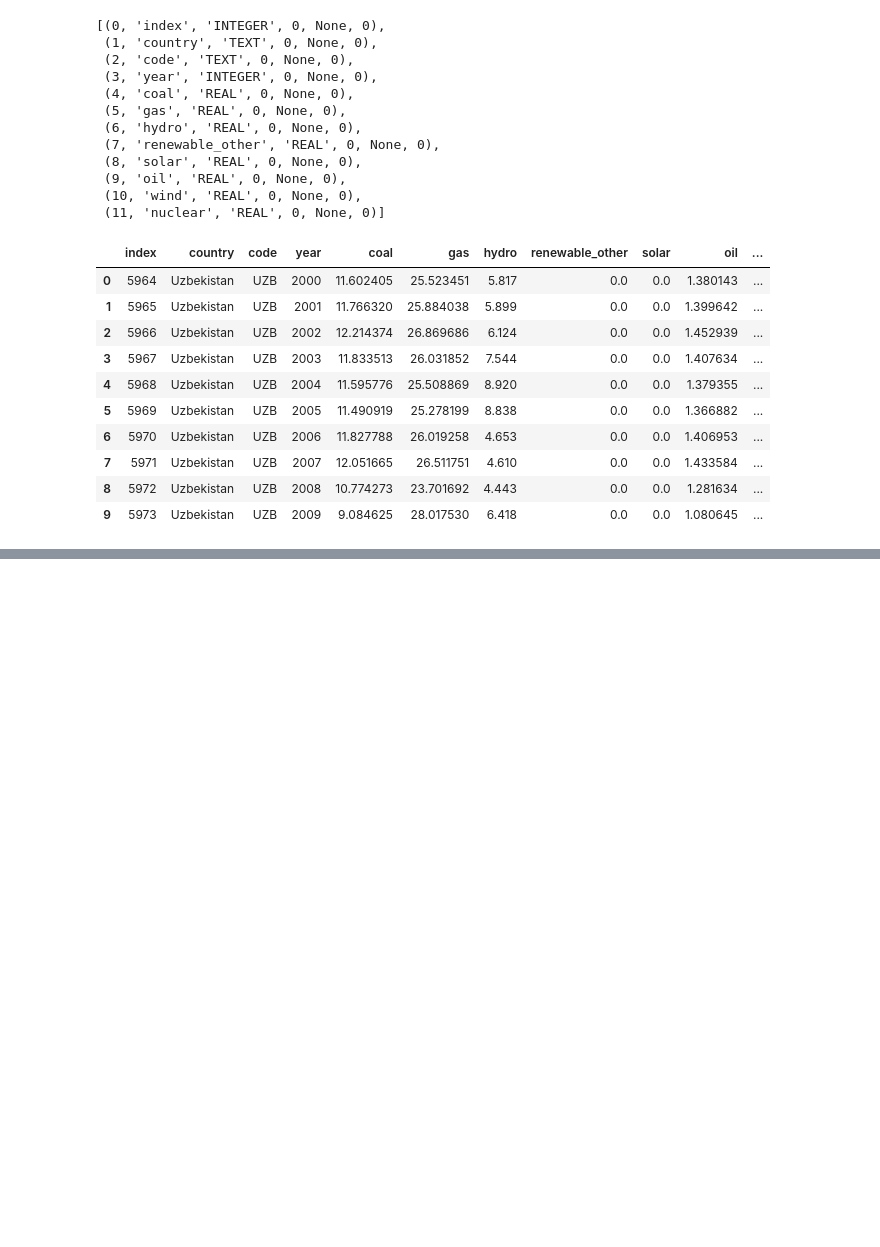
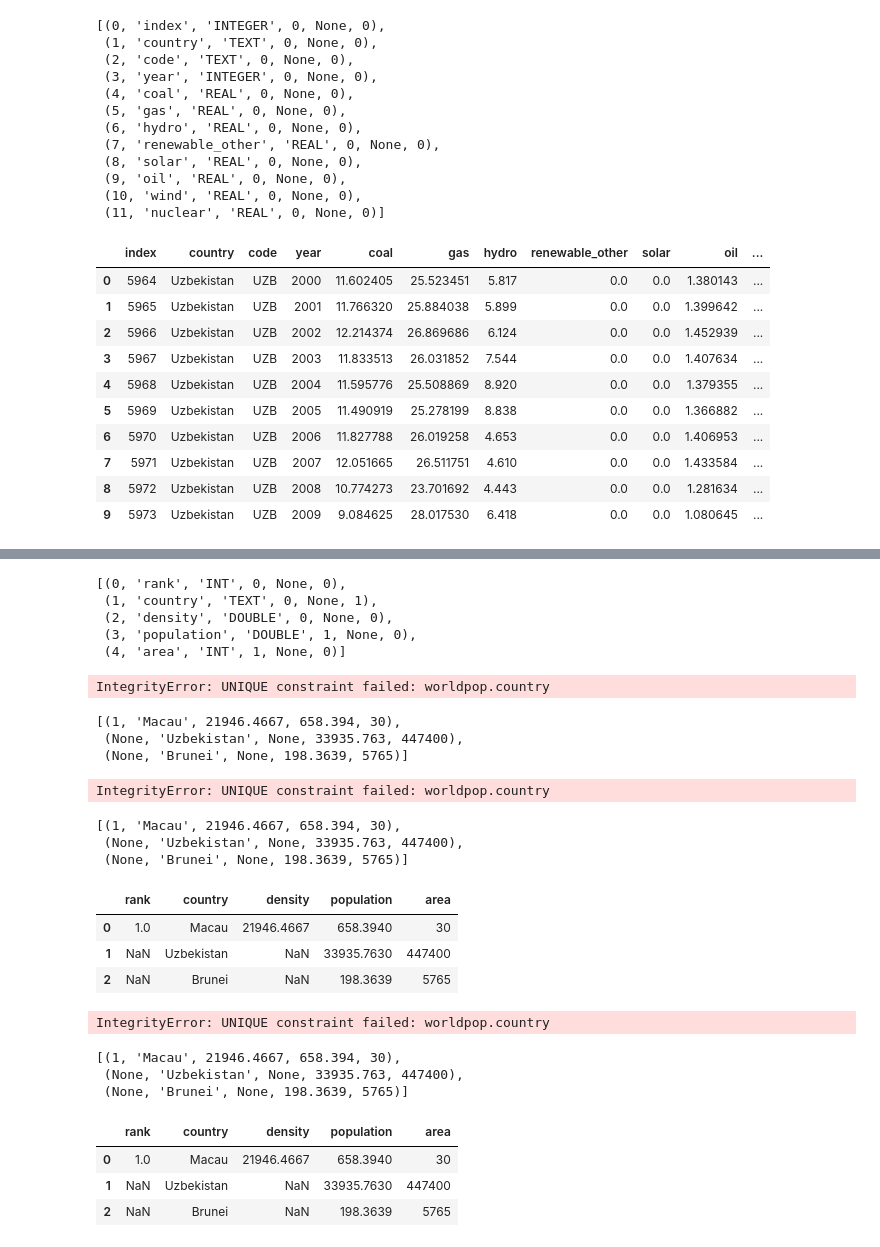
Before and after one commit to Xusanman/data-science-ai, a Jupyter notebook: Datafreymni_SQL_jadvaliga_oʻtkazish.ipynb, the cells around one changed output, grey strips where cells are left out. Saved outputs shown, nothing was run; the diff lists cells and outputs as text; code cells hidden in the pictures; blank space fills up the shorter version.

```diff
--- a/Datafreymni_SQL_jadvaliga_oʻtkazish.ipynb
+++ b/Datafreymni_SQL_jadvaliga_oʻtkazish.ipynb
@@ -62,0 +78,62 @@ pd.read_sql(query, db)
+# %%
+cursor.execute("PRAGMA table_info(worldpop);")
+cursor.fetchall()
+# %% [output]
+[(0, 'rank', 'INT', 0, None, 0),
+ (1, 'country', 'TEXT', 0, None, 1),
+ (2, 'density', 'DOUBLE', 0, None, 0),
+ (3, 'population', 'DOUBLE', 1, None, 0),
+ (4, 'area', 'INT', 1, None, 0)]
+# %%
+query = "INSERT INTO worldpop VALUES (1, 'Macau',21946.4667, 658.3940, 30)"
+cursor.execute(query)
+db.commit()
+# %% [output]
+IntegrityError: UNIQUE constraint failed: worldpop.country
+# %%
+cursor.execute("SELECT * FROM worldpop;")
+cursor.fetchall()
+# %% [output]
+[(1, 'Macau', 21946.4667, 658.394, 30),
+ (None, 'Uzbekistan', None, 33935.763, 447400),
+ (None, 'Brunei', None, 198.3639, 5765)]
+# %%
+query = "INSERT INTO worldpop (country, population, area) VALUES ('Uzbekistan', 33935.7630, 447400)"
+cursor.execute(query)
+db.commit()
+# %% [output]
+IntegrityError: UNIQUE constraint failed: worldpop.country
+# %%
+cursor.execute("SELECT * FROM worldpop;")
+cursor.fetchall()
+# %% [output]
+[(1, 'Macau', 21946.4667, 658.394, 30),
+ (None, 'Uzbekistan', None, 33935.763, 447400),
+ (None, 'Brunei', None, 198.3639, 5765)]
+# %%
+pd.read_sql("SELECT * FROM worldpop", db)
+# %% [output]
+|  | rank | country | density | population | area |
+| 0 | 1.0 | Macau | 21946.4667 | 658.3940 | 30 |
+| 1 | NaN | Uzbekistan | NaN | 33935.7630 | 447400 |
+| 2 | NaN | Brunei | NaN | 198.3639 | 5765 |
+# %%
+query = "INSERT INTO worldpop (country, population, area) VALUES ('Brunei', 198.3639, 5765)"
+cursor.execute(query)
+db.commit()
+# %% [output]
+IntegrityError: UNIQUE constraint failed: worldpop.country
+# %%
+cursor.execute("SELECT * FROM worldpop;")
+cursor.fetchall()
+# %% [output]
+[(1, 'Macau', 21946.4667, 658.394, 30),
+ (None, 'Uzbekistan', None, 33935.763, 447400),
+ (None, 'Brunei', None, 198.3639, 5765)]
+# %%
+pd.read_sql("SELECT * FROM worldpop", db)
+# %% [output]
+|  | rank | country | density | population | area |
+| 0 | 1.0 | Macau | 21946.4667 | 658.3940 | 30 |
+| 1 | NaN | Uzbekistan | NaN | 33935.7630 | 447400 |
+| 2 | NaN | Brunei | NaN | 198.3639 | 5765 |
```
Also changed, not shown: parts of 7 cells of this notebook.
